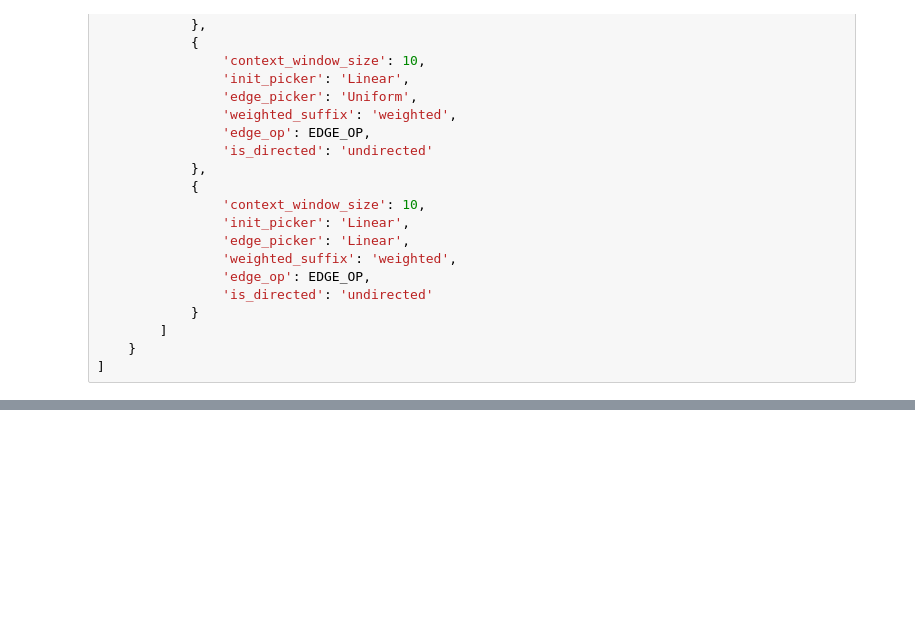
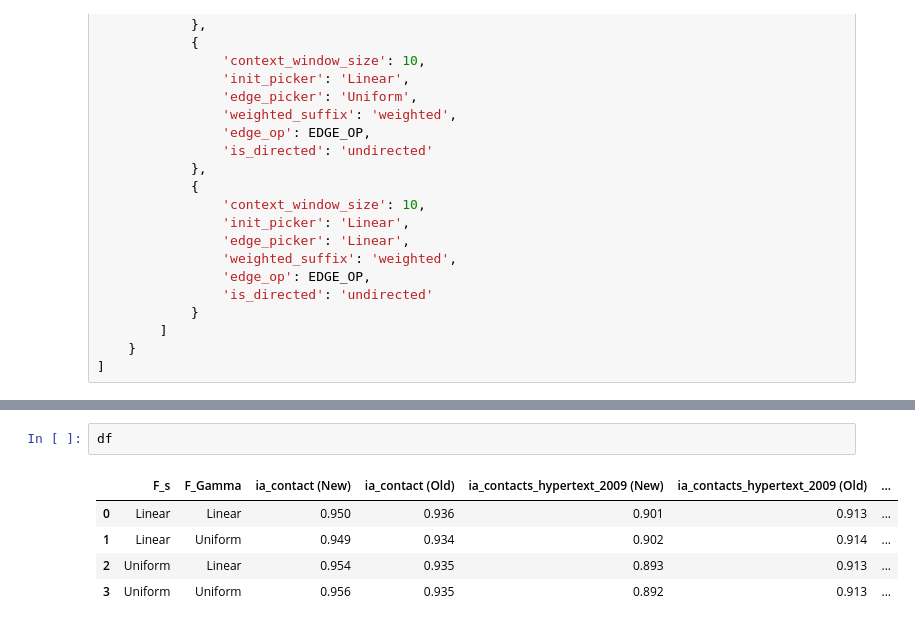
Before and after one commit to ashfaq1701/ctdne-evaluation, a Jupyter notebook: visualization.ipynb, the cells around one changed output, grey strips where cells are left out. Drawn from its saved outputs; the diff is of its cells as text; blank space fills up the shorter version.

```diff
--- a/visualization.ipynb
+++ b/visualization.ipynb
@@ -390,0 +382,8 @@ KeyError: '$F_s$'
+# %%
+df
+# %% [output]
+|  | F_s | F_Gamma | ia_contact (New) | ia_contact (Old) | ia_contacts_hypertext_2009 (New) | ia_contacts_hypertext_2009 (Old) | ... |
+| 0 | Linear | Linear | 0.950 | 0.936 | 0.901 | 0.913 | ... |
+| 1 | Linear | Uniform | 0.949 | 0.934 | 0.902 | 0.914 | ... |
+| 2 | Uniform | Linear | 0.954 | 0.935 | 0.893 | 0.913 | ... |
+| 3 | Uniform | Uniform | 0.956 | 0.935 | 0.892 | 0.913 | ... |
```
Also changed, not shown: parts of 6 cells of this notebook.
